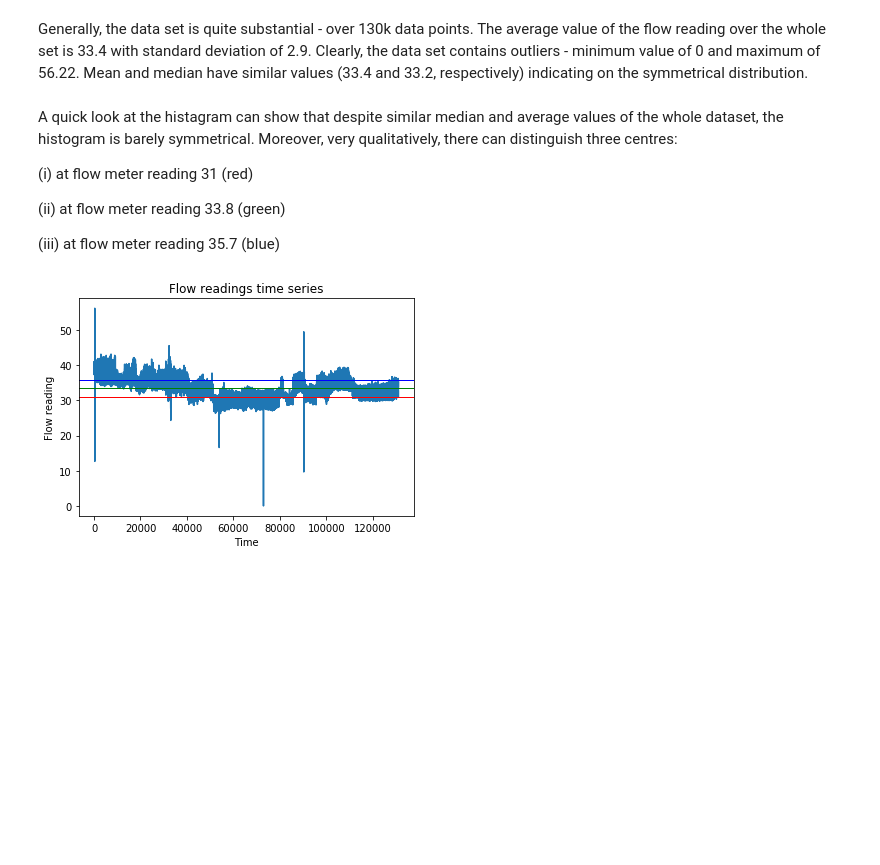
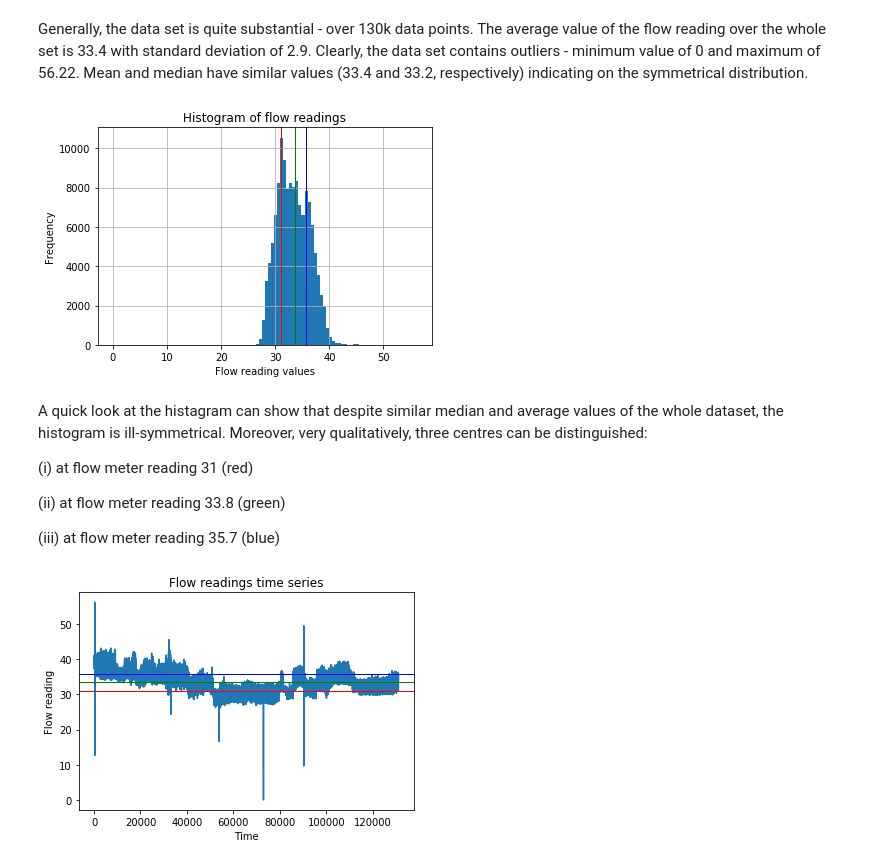
Before and after one commit to kamiloster/Data_Scientist_Interview, a Jupyter notebook: Final notebook.ipynb, the cells around one changed output. Drawn from its saved outputs; the diff is of its cells as text; code cells hidden in the pictures; blank space fills up the shorter version.

```diff
--- a/Final notebook.ipynb
+++ b/Final notebook.ipynb
@@ -67,24 +74,18 @@ The average value of the flow reading over the whole set is 33.4 with standard d
 Clearly, the data set contains outliers - minimum value of 0 and maximum of 56.22.
 Mean and median have similar values (33.4 and 33.2, respectively) indicating on the symmetrical distribution.
 # %%
-# Histogram
-fig, axs = plt.subplots(1, 2, sharey=True, tight_layout=True)
-axs[0].hist(df, bins=100)
-axs[1].hist(df, bins=50)
-
-
-plt.subplot(1, 2, 1)
-ax1=df.hist(bins=100)
+df.hist(bins=100)
 plt.title('Histogram of flow readings') # add a title to the histogram
 plt.ylabel('Frequency') # add y-label
 plt.xlabel('Flow reading values') # add x-label
 plt.axvline(x=31, linewidth=1, color='r')
 plt.axvline(x=33.6, linewidth=1, color='g')
 plt.axvline(x=35.7, linewidth=1, color='b')
-
-ax2=plt.subplot(222, frameon=False)
+plt.show()
+# %% [output]
+[figure, added]
 # %% [markdown]
-A quick look at the histagram can show that despite similar median and average values of the whole dataset, the histogram is barely symmetrical. Moreover, very qualitatively, there can distinguish three centres: </p>
+A quick look at the histagram can show that despite similar median and average values of the whole dataset, the histogram is ill-symmetrical. Moreover, very qualitatively, three centres can be distinguished: </p>
 
 (i) at flow meter reading 31 (red) </p>
 
```
Also changed, not shown: parts of 10 cells of this notebook.
